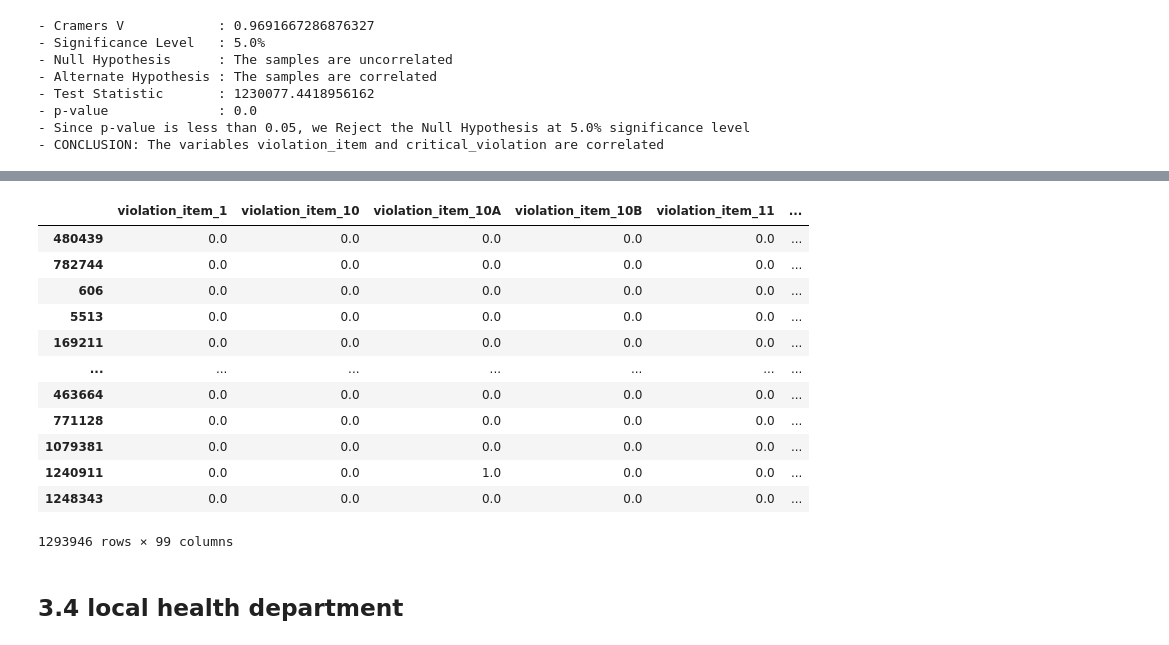
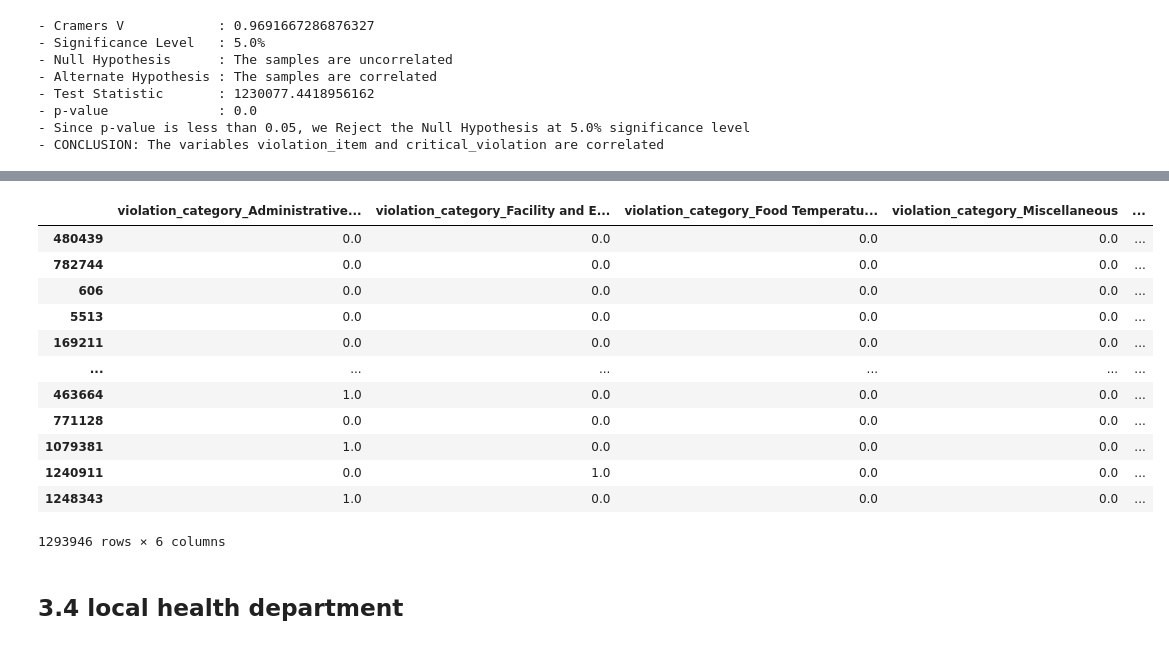
Before and after one commit to bringesh2001/Food-Borne-Illness-prediction-in-NewYork-Restaurants, a Jupyter notebook: Notebooks/Feature_Engg.ipynb, the cells around one changed output, grey strips where cells are left out. Saved outputs shown, nothing was run; the diff lists cells and outputs as text; code cells hidden in the pictures.

```diff
--- a/Notebooks/Feature_Engg.ipynb
+++ b/Notebooks/Feature_Engg.ipynb
@@ -56,7 +56,7 @@ port_id = 5432
 conn =None
 cur =None
 # %%
-engine = create_engine(f'postgresql://{user_name}:{pwd}@{hostname}:{port_id}/{database}')
+engine = create_engine(f'postgresql://{user_name}:{pwd}@{hostname}:{port_id}/{database}',isolation_level="AUTOCOMMIT")
 # %%
 sql = 'SELECT * FROM f_engg_col'
 # %%
@@ -526,0 +532,9 @@ Chi-square Test
+# %%
+violation_item_map = {
+    'Food Temperature and Protection': ['2C', '2E', '4A', '4D'],
+    'Facility and Equipment': ['5A', '5C', '10B', '10A', '12E', '12C', '12A', '12B', '12D'],
+    'Vermin and Sanitation': ['8A', '8E', '8B', '8D', '8C', '8F', '8G'],
+    'Administrative and Documentation': ['15A', '15B', '15C', '14A', '14B', '14C', '16', '11D', '11C', '11B', '11A'],
+    'Miscellaneous': ['1H', '9B', '3C', '1D', '13B', '13A', '9C', '1B', '6B', '7F', '1F', '15D', '9D', '1C', '3B', '5D', '4C', '1G', '2B', '7A', '2A', '9A', '2', '25', '15', '18', '28', '41', '23', '22', '11', '17', '29', '10', '24', '14', '21', '9', '26', '19', '13', '47', '20', '30', '1', '33', '62', '46', '35', '6', '12', '8', '4']
+}
+ff_eng['violation_category'] = ff_eng['violation_item'].apply(lambda x: next((k for k, v in violation_item_map.items() if x in v), 'Unknown'))
@@ -527,24 +565,24 @@ Chi-square Test
 # %%
 violation_code_pipe = Pipeline(
     steps=[
         ('ohe',OneHotEncoder(handle_unknown='ignore', sparse_output=False))
     ]
 )
-violation_code_pipe.fit_transform(ff_eng[['violation_item']])
+violation_code_pipe.fit_transform(ff_eng[['violation_category']])
 # %% [output]
-|  | violation_item_1 | violation_item_10 | violation_item_10A | violation_item_10B | violation_item_11 | ... |
-| 480439 | 0.0 | 0.0 | 0.0 | 0.0 | 0.0 | ... |
-| 782744 | 0.0 | 0.0 | 0.0 | 0.0 | 0.0 | ... |
-| 606 | 0.0 | 0.0 | 0.0 | 0.0 | 0.0 | ... |
-| 5513 | 0.0 | 0.0 | 0.0 | 0.0 | 0.0 | ... |
-| 169211 | 0.0 | 0.0 | 0.0 | 0.0 | 0.0 | ... |
-| ... | ... | ... | ... | ... | ... | ... |
-| 463664 | 0.0 | 0.0 | 0.0 | 0.0 | 0.0 | ... |
-| 771128 | 0.0 | 0.0 | 0.0 | 0.0 | 0.0 | ... |
-| 1079381 | 0.0 | 0.0 | 0.0 | 0.0 | 0.0 | ... |
-| 1240911 | 0.0 | 0.0 | 1.0 | 0.0 | 0.0 | ... |
-| 1248343 | 0.0 | 0.0 | 0.0 | 0.0 | 0.0 | ... |
+|  | violation_category_Administrative... | violation_category_Facility and E... | violation_category_Food Temperatu... | violation_category_Miscellaneous | ... |
+| 480439 | 0.0 | 0.0 | 0.0 | 0.0 | ... |
+| 782744 | 0.0 | 0.0 | 0.0 | 0.0 | ... |
+| 606 | 0.0 | 0.0 | 0.0 | 0.0 | ... |
+| 5513 | 0.0 | 0.0 | 0.0 | 0.0 | ... |
+| 169211 | 0.0 | 0.0 | 0.0 | 0.0 | ... |
+| ... | ... | ... | ... | ... | ... |
+| 463664 | 1.0 | 0.0 | 0.0 | 0.0 | ... |
+| 771128 | 0.0 | 0.0 | 0.0 | 0.0 | ... |
+| 1079381 | 1.0 | 0.0 | 0.0 | 0.0 | ... |
+| 1240911 | 0.0 | 1.0 | 0.0 | 0.0 | ... |
+| 1248343 | 1.0 | 0.0 | 0.0 | 0.0 | ... |
-1293946 rows × 99 columns
+1293946 rows × 6 columns
 # %% [markdown]
 ## 3.4 local health department
 # %%
```
Also changed, not shown: parts of 37 cells of this notebook.
